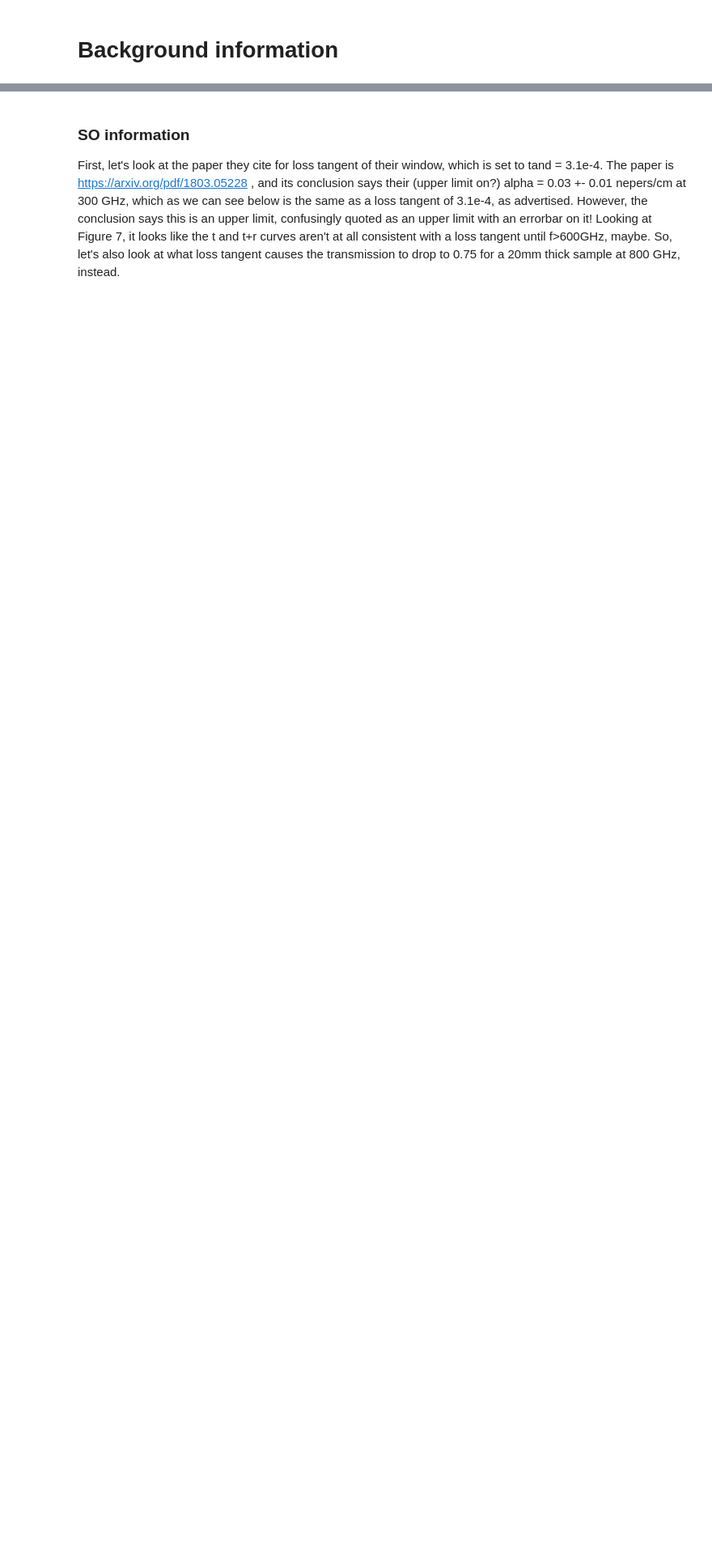
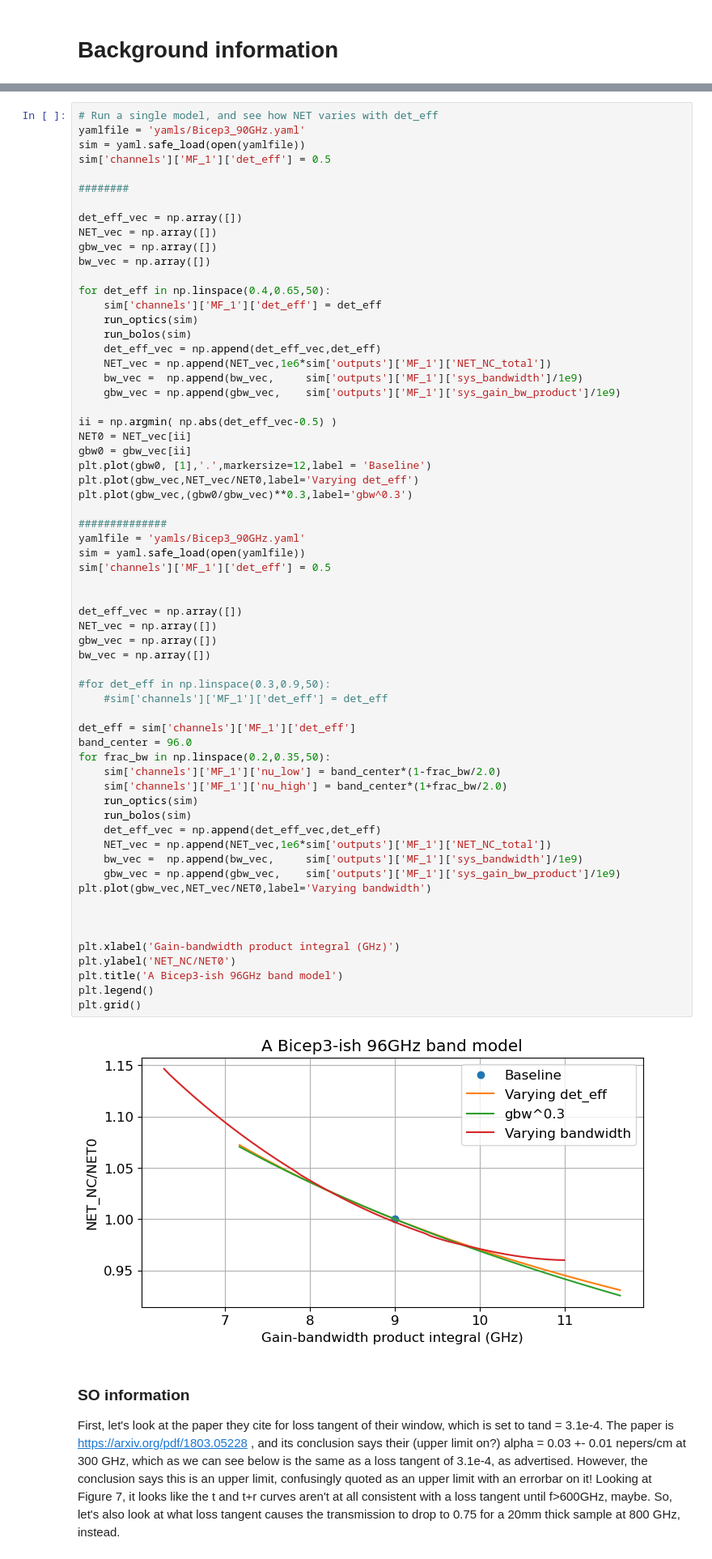
Before and after one commit to CMB-S4/bolo_calc_runs, a Jupyter notebook: jbolo/2025/SAT_comparisons.ipynb, the cells around one changed output, grey strips where cells are left out. Shown at 81% size. Saved outputs shown, nothing was run; the diff lists cells and outputs as text; blank space fills up the shorter version.

Commit message:
cleanup/corrections to models

```diff
--- a/jbolo/2025/SAT_comparisons.ipynb
+++ b/jbolo/2025/SAT_comparisons.ipynb
@@ -308,3 +243,68 @@ plt.grid()
+# %%
+# Run a single model, and see how NET varies with det_eff
+yamlfile = 'yamls/Bicep3_90GHz.yaml'
+sim = yaml.safe_load(open(yamlfile))
+sim['channels']['MF_1']['det_eff'] = 0.5
+
+########
+
+det_eff_vec = np.array([])
+NET_vec = np.array([])
+gbw_vec = np.array([])
+bw_vec = np.array([])
+
+for det_eff in np.linspace(0.4,0.65,50):
+    sim['channels']['MF_1']['det_eff'] = det_eff
+    run_optics(sim)
+    run_bolos(sim)
+    det_eff_vec = np.append(det_eff_vec,det_eff)
+    NET_vec = np.append(NET_vec,1e6*sim['outputs']['MF_1']['NET_NC_total'])
+    bw_vec =  np.append(bw_vec,     sim['outputs']['MF_1']['sys_bandwidth']/1e9)
+    gbw_vec = np.append(gbw_vec,    sim['outputs']['MF_1']['sys_gain_bw_product']/1e9)
+
+ii = np.argmin( np.abs(det_eff_vec-0.5) )
+NET0 = NET_vec[ii]
+gbw0 = gbw_vec[ii]
+plt.plot(gbw0, [1],'.',markersize=12,label = 'Baseline')
+plt.plot(gbw_vec,NET_vec/NET0,label='Varying det_eff')
+plt.plot(gbw_vec,(gbw0/gbw_vec)**0.3,label='gbw^0.3')
+
+##############
+yamlfile = 'yamls/Bicep3_90GHz.yaml'
+sim = yaml.safe_load(open(yamlfile))
+sim['channels']['MF_1']['det_eff'] = 0.5
+
+
+det_eff_vec = np.array([])
+NET_vec = np.array([])
+gbw_vec = np.array([])
+bw_vec = np.array([])
+
+#for det_eff in np.linspace(0.3,0.9,50):
+    #sim['channels']['MF_1']['det_eff'] = det_eff
+
+det_eff = sim['channels']['MF_1']['det_eff']
+band_center = 96.0
+for frac_bw in np.linspace(0.2,0.35,50):
+    sim['channels']['MF_1']['nu_low'] = band_center*(1-frac_bw/2.0)
+    sim['channels']['MF_1']['nu_high'] = band_center*(1+frac_bw/2.0)
+    run_optics(sim)
+    run_bolos(sim)
+    det_eff_vec = np.append(det_eff_vec,det_eff)
+    NET_vec = np.append(NET_vec,1e6*sim['outputs']['MF_1']['NET_NC_total'])
+    bw_vec =  np.append(bw_vec,     sim['outputs']['MF_1']['sys_bandwidth']/1e9)
+    gbw_vec = np.append(gbw_vec,    sim['outputs']['MF_1']['sys_gain_bw_product']/1e9)
+plt.plot(gbw_vec,NET_vec/NET0,label='Varying bandwidth')
+
+
+
+plt.xlabel('Gain-bandwidth product integral (GHz)')
+plt.ylabel('NET_NC/NET0')
+plt.title('A Bicep3-ish 96GHz band model')
+plt.legend()
+plt.grid()
+# %% [output]
+[figure, added]
 # %% [markdown]
 ### SO information
 
```
Also changed, not shown: parts of 6 cells of this notebook.
